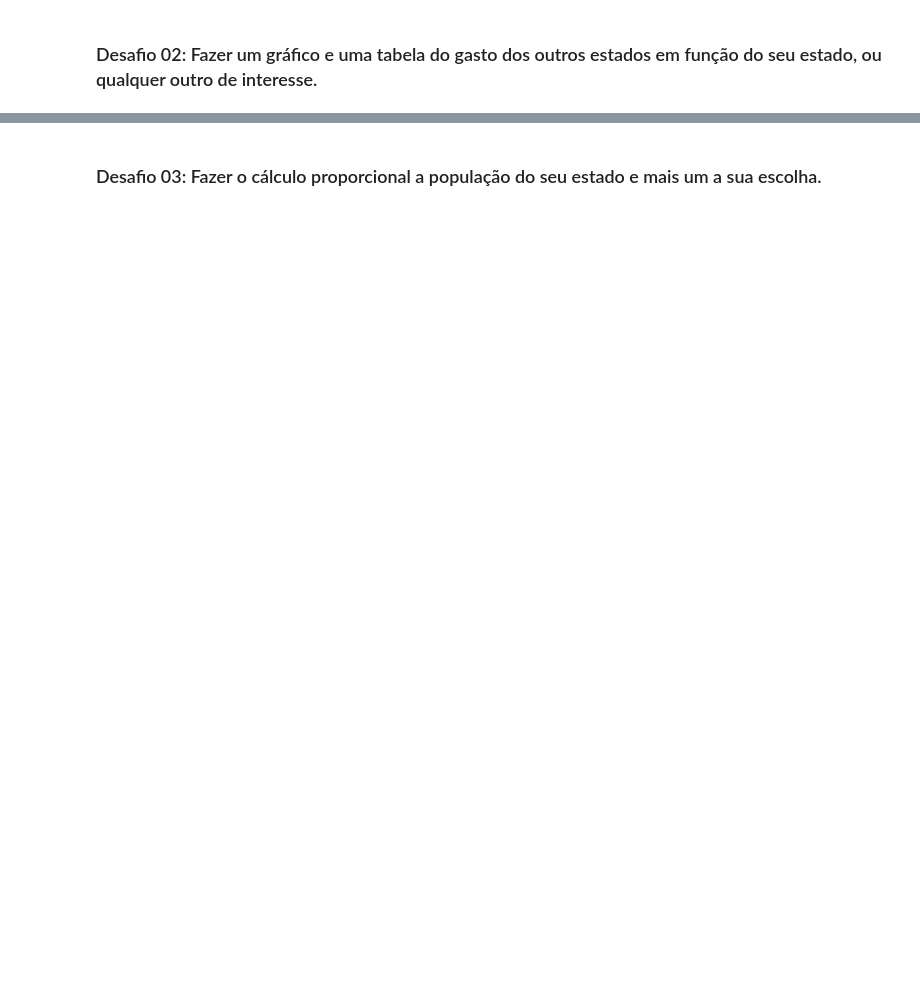
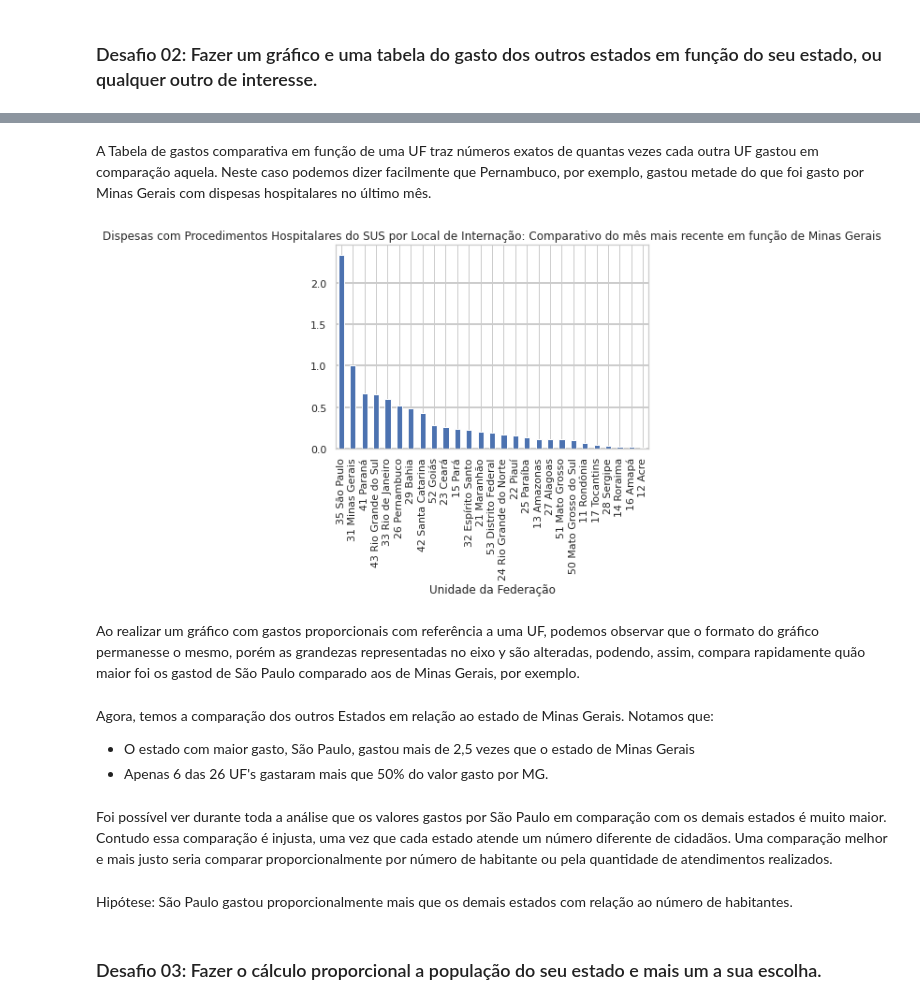
Before and after one commit to deboraaires/bootcamp_alura, a Jupyter notebook: Bootcamp_Datascience_Módulo_1.ipynb, the cells around one changed output, grey strips where cells are left out. Cells and saved outputs as stored; diff of their text form; code cells hidden in the pictures; blank space fills up the shorter version.

```diff
--- a/Bootcamp_Datascience_Módulo_1.ipynb
+++ b/Bootcamp_Datascience_Módulo_1.ipynb
@@ -943,0 +964,3 @@ gastos_mes_mais_recente.plot(kind='bar');
+# %%
+MG_Func_mes_mais_recente = gastos_mes_mais_recente/gastos_mes_mais_recente.loc['31 Minas Gerais']
+MG_Func_mes_mais_recente
@@ -944,2 +985,21 @@ gastos_mes_mais_recente.plot(kind='bar');
+# %% [markdown]
+A Tabela de gastos comparativa em função de uma UF traz números exatos de quantas vezes cada outra UF gastou em comparação aquela. Neste caso podemos dizer facilmente que Pernambuco, por exemplo, gastou metade do que foi gasto por Minas Gerais com dispesas hospitalares no último mês.
+# %%
+MG_Func_mes_mais_recente.plot(kind = "bar");
+plt.grid(axis='y',linestyle='-', linewidth=2)
+plt.title('Dispesas com Procedimentos Hospitalares do SUS por Local de Internação: Comparativo do mês mais recente em função de Minas Gerais');
+# %% [output]
+[figure, added]
+# %% [markdown]
+Ao realizar um gráfico com gastos proporcionais com referência a uma UF, podemos observar que o formato do gráfico permanesse o mesmo, porém as grandezas representadas no eixo y são alteradas, podendo, assim, compara rapidamente quão maior foi os gastod de São Paulo comparado aos de Minas Gerais, por exemplo.
+# %% [markdown]
+Agora, temos a comparação dos outros Estados em relação ao estado de Minas Gerais. Notamos que:
+
+*   O estado com maior gasto, São Paulo, gastou mais de 2,5 vezes que o estado de Minas Gerais
+*   Apenas 6 das 26 UF's gastaram mais que 50% do valor gasto por MG.
+# %% [markdown]
+Foi possível ver durante toda a análise que os valores gastos por São Paulo em comparação com os demais estados é muito maior. Contudo essa comparação é injusta, uma vez que cada estado atende um número diferente de cidadãos. Uma comparação melhor e mais justo seria comparar proporcionalmente por número de habitante ou pela quantidade de atendimentos realizados.
+# %% [markdown]
+Hipótese: São Paulo gastou proporcionalmente mais que os demais estados com relação ao número de habitantes.
 # %% [markdown]
 ### Desafio 03: Fazer o cálculo proporcional a população do seu estado e mais um a sua escolha.
```
Also changed, not shown: parts of 12 cells of this notebook.
